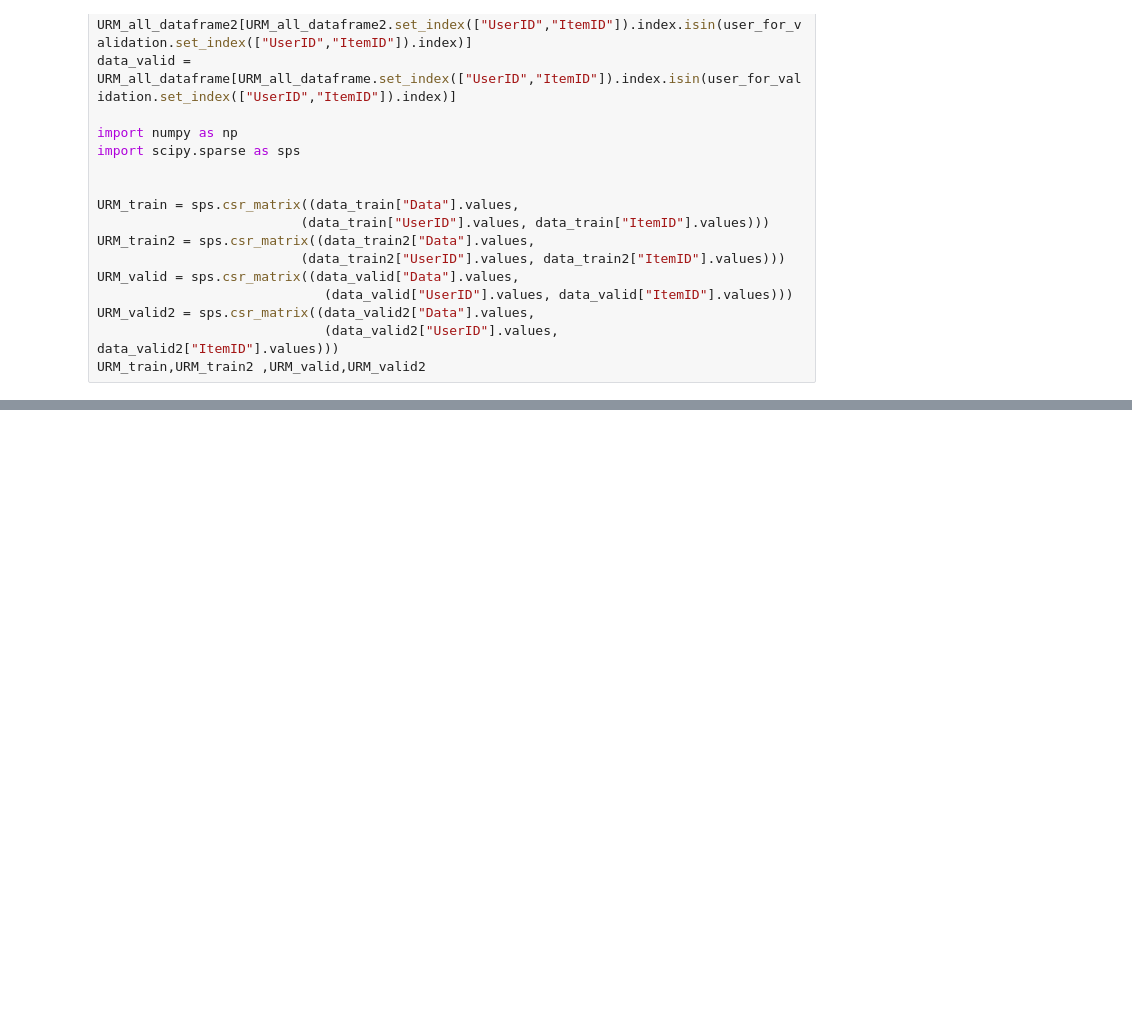
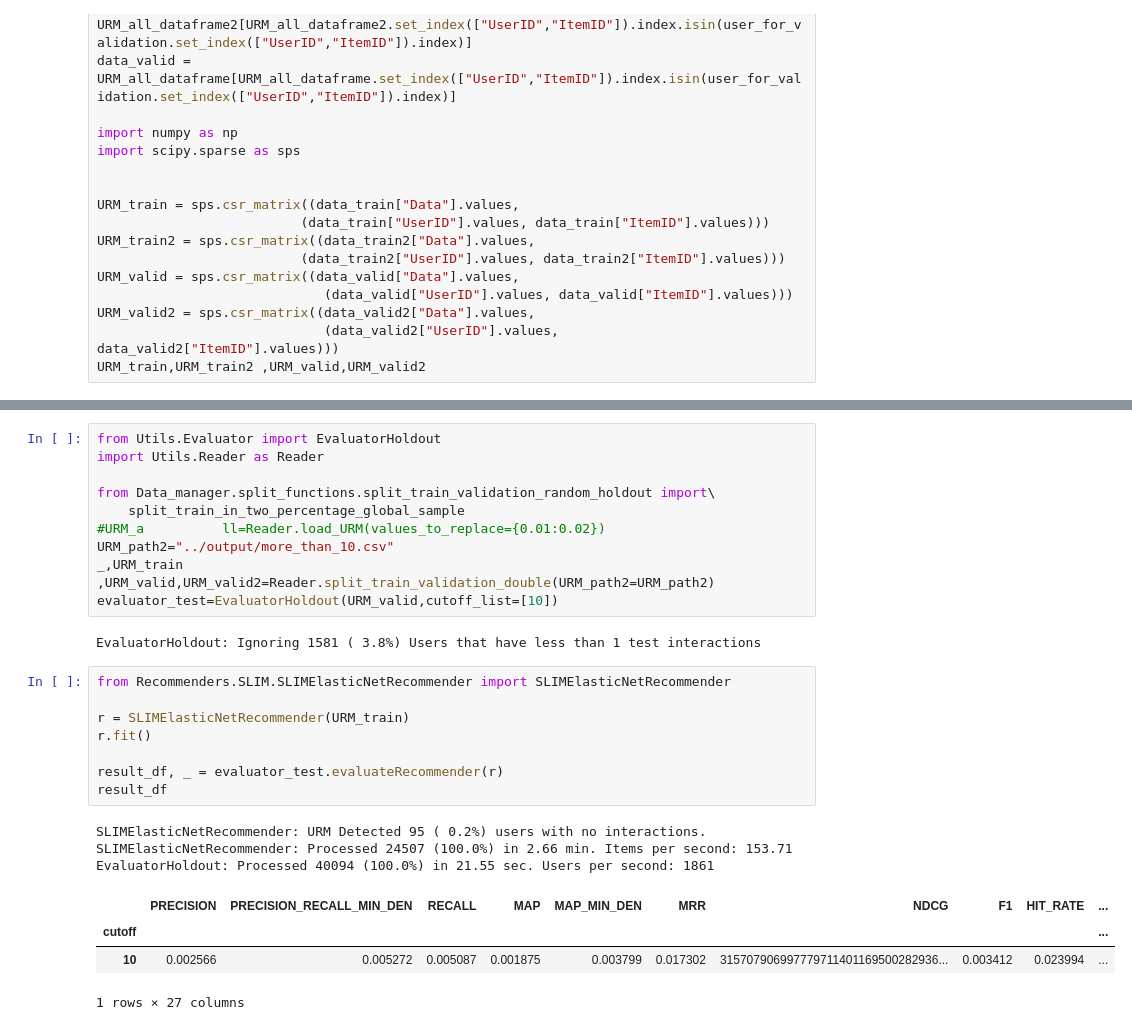
Before and after one commit to marcofasa/RecSys-Challenge-2022-Polimi, a Jupyter notebook: Utils/processer.ipynb, the cells around one changed output, grey strips where cells are left out. Cells and saved outputs as stored; diff of their text form; blank space fills up the shorter version.

```diff
--- a/Utils/processer.ipynb
+++ b/Utils/processer.ipynb
@@ -277,0 +149,28 @@ EvaluatorHoldout: Processed 40040 (100.0%) in 1.20 min. Users per second: 556
+# %%
+from Utils.Evaluator import EvaluatorHoldout
+import Utils.Reader as Reader
+
+from Data_manager.split_functions.split_train_validation_random_holdout import\
+    split_train_in_two_percentage_global_sample
+#URM_a          ll=Reader.load_URM(values_to_replace={0.01:0.02})
+URM_path2="../output/more_than_10.csv"
+_,URM_train ,URM_valid,URM_valid2=Reader.split_train_validation_double(URM_path2=URM_path2)
+evaluator_test=EvaluatorHoldout(URM_valid,cutoff_list=[10])
+# %% [output]
+EvaluatorHoldout: Ignoring 1581 ( 3.8%) Users that have less than 1 test interactions
+# %%
+from Recommenders.SLIM.SLIMElasticNetRecommender import SLIMElasticNetRecommender
+
+r = SLIMElasticNetRecommender(URM_train)
+r.fit()
+
+result_df, _ = evaluator_test.evaluateRecommender(r)
+result_df
+# %% [output]
+SLIMElasticNetRecommender: URM Detected 95 ( 0.2%) users with no interactions.
+SLIMElasticNetRecommender: Processed 24507 (100.0%) in 2.66 min. Items per second: 153.71
+EvaluatorHoldout: Processed 40094 (100.0%) in 21.55 sec. Users per second: 1861
+|  | PRECISION | PRECISION_RECALL_MIN_DEN | RECALL | MAP | MAP_MIN_DEN | MRR | NDCG | F1 | HIT_RATE | ... |
+| cutoff |  |  |  |  |  |  |  |  |  | ... |
+| 10 | 0.002566 | 0.005272 | 0.005087 | 0.001875 | 0.003799 | 0.017302 | 315707906997779711401169500282936... | 0.003412 | 0.023994 | ... |
+1 rows × 27 columns
```
Also changed, not shown: parts of 15 cells of this notebook, 44 other files.
